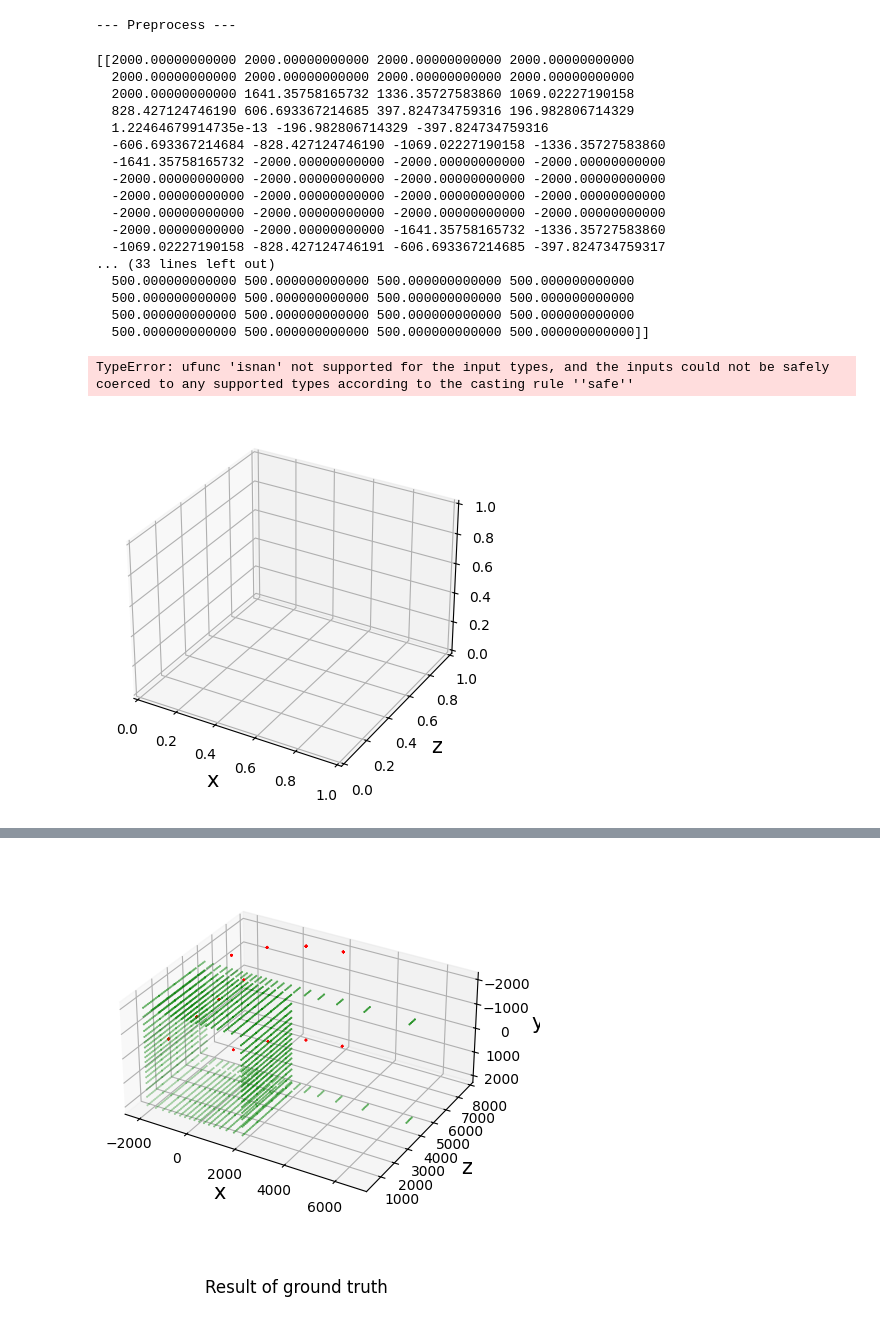
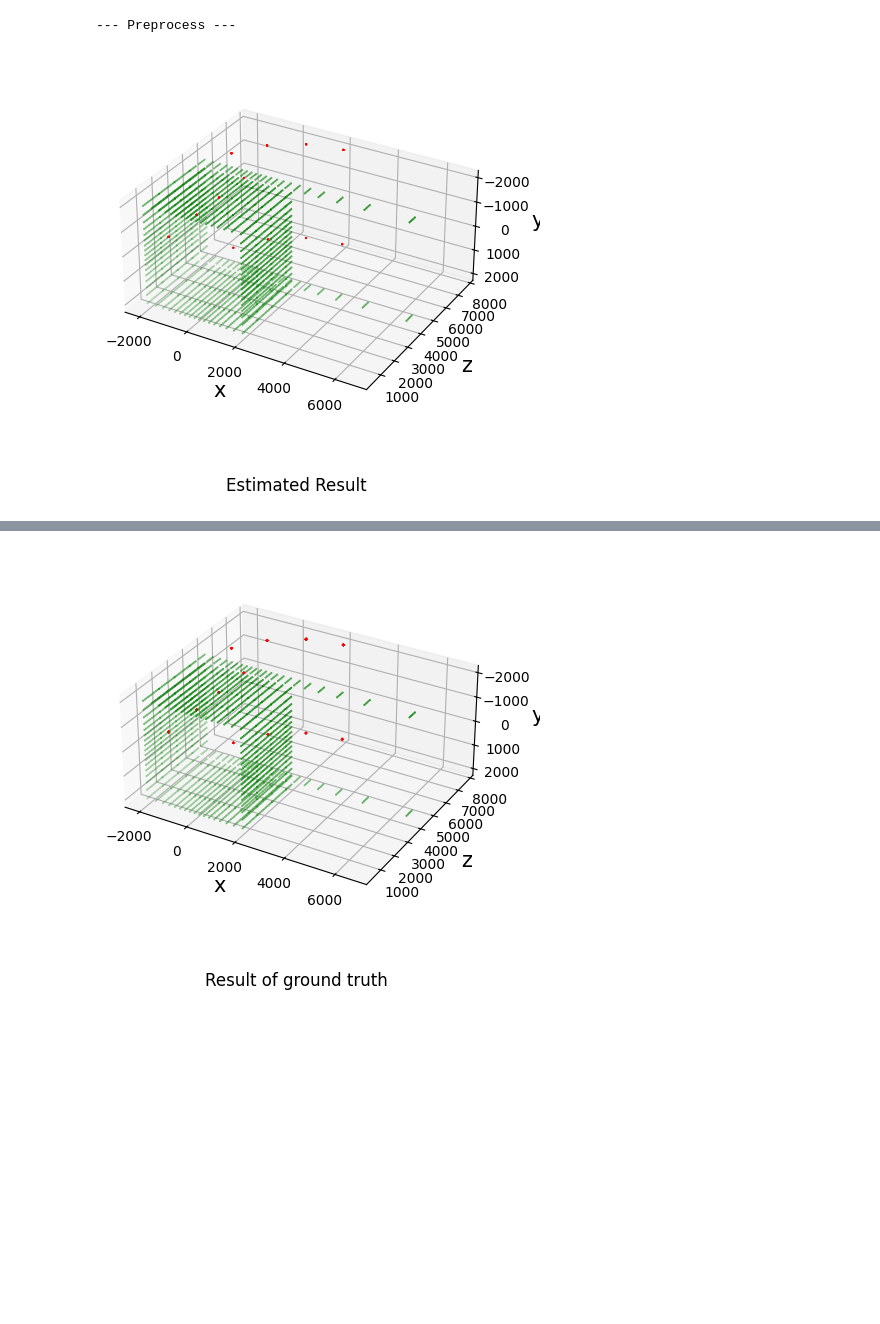
Before and after one commit to gutter-mouth/InchwormMeasurement, a Jupyter notebook: notebook/test_simulator.ipynb, the cells around one changed output, grey strips where cells are left out. Saved outputs shown, nothing was run; the diff lists cells and outputs as text; code cells hidden in the pictures; blank space fills up the shorter version.

```diff
--- a/notebook/test_simulator.ipynb
+++ b/notebook/test_simulator.ipynb
@@ -171,24 +171,6 @@ S.run_measurement()
 # %% [output]
 --- Preprocess ---
 # %%
-S.run_show_result(type="groundtruth", label="estimated_result")
+S.run_show_result(type="groundtruth", label="Estimated Result")
 # %% [output]
-[[2000.00000000000 2000.00000000000 2000.00000000000 2000.00000000000
-  2000.00000000000 2000.00000000000 2000.00000000000 2000.00000000000
-  2000.00000000000 1641.35758165732 1336.35727583860 1069.02227190158
-  828.427124746190 606.693367214685 397.824734759316 196.982806714329
-  1.22464679914735e-13 -196.982806714329 -397.824734759316
-  -606.693367214684 -828.427124746190 -1069.02227190158 -1336.35727583860
-  -1641.35758165732 -2000.00000000000 -2000.00000000000 -2000.00000000000
-  -2000.00000000000 -2000.00000000000 -2000.00000000000 -2000.00000000000
-  -2000.00000000000 -2000.00000000000 -2000.00000000000 -2000.00000000000
-  -2000.00000000000 -2000.00000000000 -2000.00000000000 -2000.00000000000
-  -2000.00000000000 -2000.00000000000 -1641.35758165732 -1336.35727583860
-  -1069.02227190158 -828.427124746191 -606.693367214685 -397.824734759317
-... (33 lines left out)
-  500.000000000000 500.000000000000 500.000000000000 500.000000000000
-  500.000000000000 500.000000000000 500.000000000000 500.000000000000
-  500.000000000000 500.000000000000 500.000000000000 500.000000000000
-  500.000000000000 500.000000000000 500.000000000000 500.000000000000]]
-TypeError: ufunc 'isnan' not supported for the input types, and the inputs could not be safely coerced to any supported types according to the casting rule ''safe''
-[figure, old version]
+[figure, new version]
```
Also changed, not shown: parts of 6 cells of this notebook, 2 other files.
